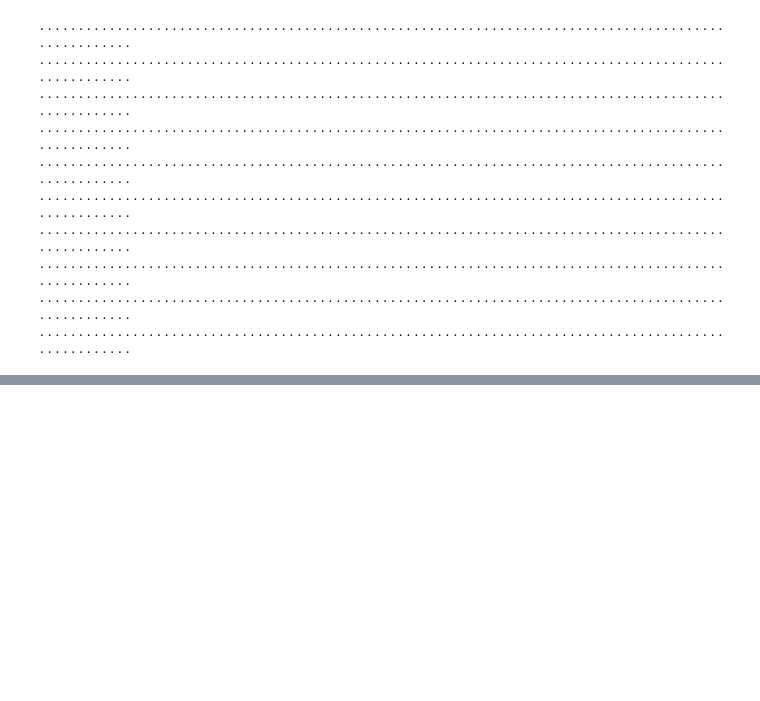
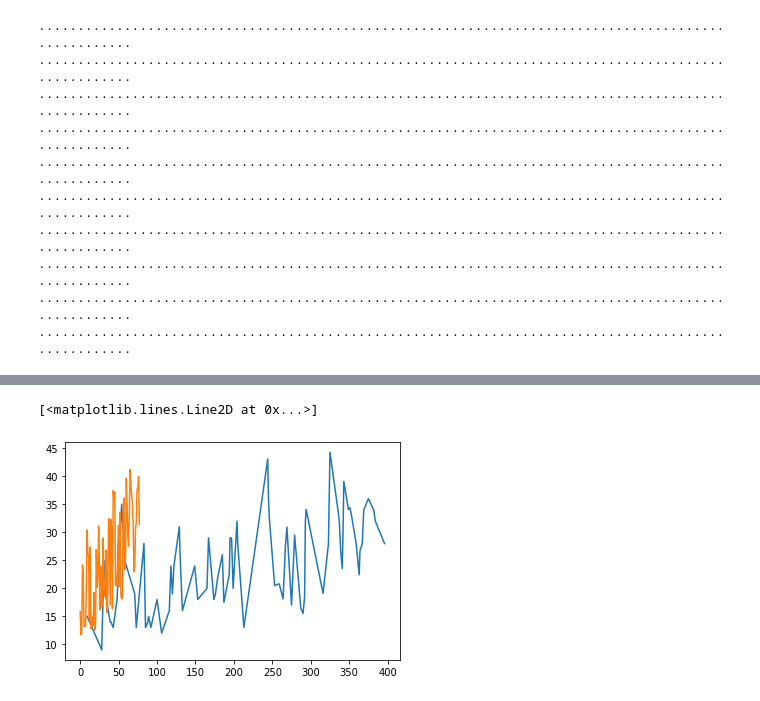
Before and after one commit to duttapratikcsc/ImageClassification, a Jupyter notebook: Regression_PredictFuelEfficiency/Auto_MPG.ipynb, the cells around one changed output, grey strips where cells are left out. Saved outputs shown, nothing was run; the diff lists cells and outputs as text; code cells hidden in the pictures; blank space fills up the shorter version.

```diff
--- a/Regression_PredictFuelEfficiency/Auto_MPG.ipynb
+++ b/Regression_PredictFuelEfficiency/Auto_MPG.ipynb
@@ -259,0 +314,6 @@ hist.tail()
+# %%
+plt.plot(test_labels)
+plt.plot(test_predictions)
+# %% [output]
+[<matplotlib.lines.Line2D at 0x...>]
+[figure, added]
```
Also changed, not shown: parts of 13 cells of this notebook.
